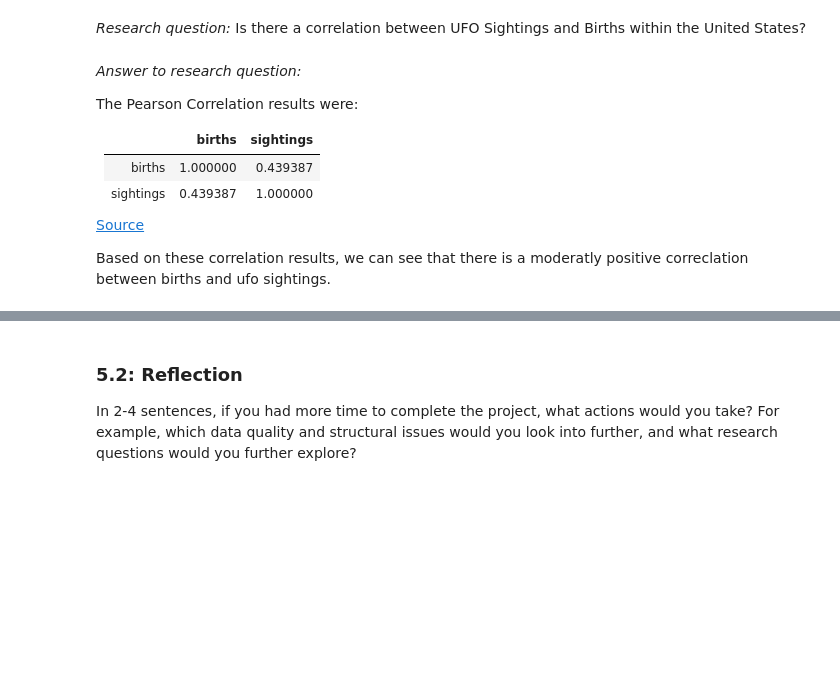
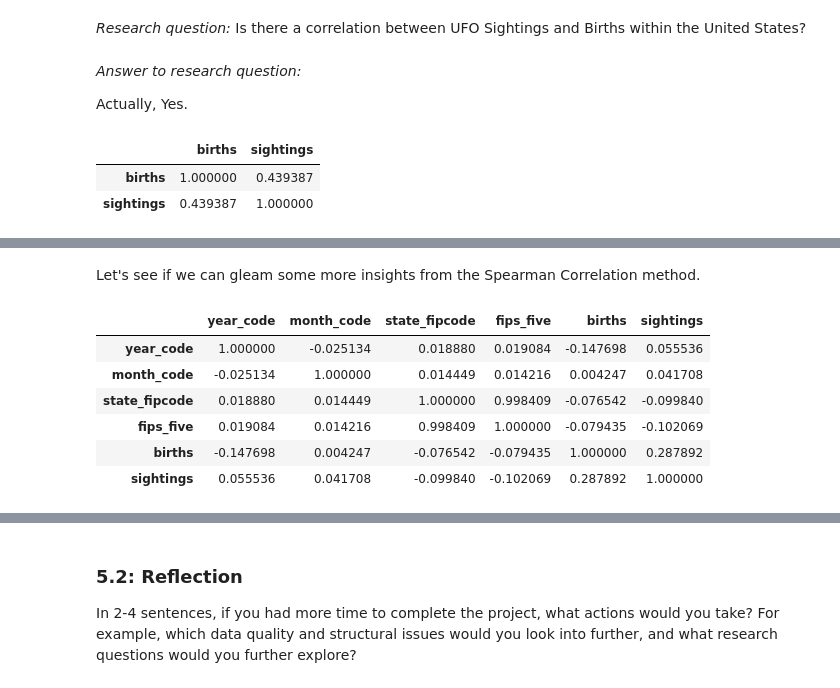
Before and after one commit to Caprikey/WGU_D497_Project_1, a Jupyter notebook: notebooks/data_wrangling_project_starter.ipynb, the cells around one changed output, grey strips where cells are left out. Cells and saved outputs as stored; diff of their text form; code cells hidden in the pictures; blank space fills up the shorter version.

```diff
--- a/notebooks/data_wrangling_project_starter.ipynb
+++ b/notebooks/data_wrangling_project_starter.ipynb
@@ -321,20 +337,24 @@ The finalized cleaned data is stored in the gone in a database file located in t
 Going back to the problem statement in step 1, use the cleaned data to answer the question you raised. Produce **at least** two visualizations using the cleaned data and explain how they help you answer the question.
 # %% [markdown]
 *Research question:* Is there a correlation between UFO Sightings and Births within the United States?
-# %% [markdown]
-*Answer to research question:*
-
-The Pearson Correlation results were:
-
-|             |births | sightings|
-|-------------|-------|----------|
-|births |    1.000000 |  0.439387 |
-|sightings | 0.439387 | 1.000000 |
-
-[Source](data_analysis_main.ipynb#pearson_corr)
-
-
-Based on these correlation results, we can see that there is a moderatly positive correclation between births and ufo sightings.
+# %% [markdown]
+*Answer to research question:*
+
+Actually, Yes.
+# %%
+import pandas as pd
+from d497_helpers import config
+
+file_name = "pearson_correlation_results.pkl"
+folder_path = config.global_results_folder_path
+file_path = folder_path + "/" + file_name
+
+pearson_correlation = pd.read_pickle(file_path)
+pearson_correlation
+# %% [output]
+|  | births | sightings |
+| births | 1.000000 | 0.439387 |
+| sightings | 0.439387 | 1.000000 |
 # %% [markdown]
 You can view the scatter plot of this correlation [here](data_analysis_main.ipynb#pearson_scatter)
 
@@ -347,0 +366,20 @@ Here is an image the scatter plot:
+# %% [markdown]
+Let's see if we can gleam some more insights from the Spearman Correlation method.
+# %%
+import pandas as pd
+from d497_helpers import config
+
+file_name = "spearman_correlation_results.pkl"
+folder_path = config.global_results_folder_path
+file_path = folder_path + "/" + file_name
+
+spearman_correlation = pd.read_pickle(file_path)
+spearman_correlation
+# %% [output]
+|  | year_code | month_code | state_fipcode | fips_five | births | sightings |
+| year_code | 1.000000 | -0.025134 | 0.018880 | 0.019084 | -0.147698 | 0.055536 |
+| month_code | -0.025134 | 1.000000 | 0.014449 | 0.014216 | 0.004247 | 0.041708 |
+| state_fipcode | 0.018880 | 0.014449 | 1.000000 | 0.998409 | -0.076542 | -0.099840 |
+| fips_five | 0.019084 | 0.014216 | 0.998409 | 1.000000 | -0.079435 | -0.102069 |
+| births | -0.147698 | 0.004247 | -0.076542 | -0.079435 | 1.000000 | 0.287892 |
+| sightings | 0.055536 | 0.041708 | -0.099840 | -0.102069 | 0.287892 | 1.000000 |
```
Also changed, not shown: parts of 20 cells of this notebook, 9 other files.
